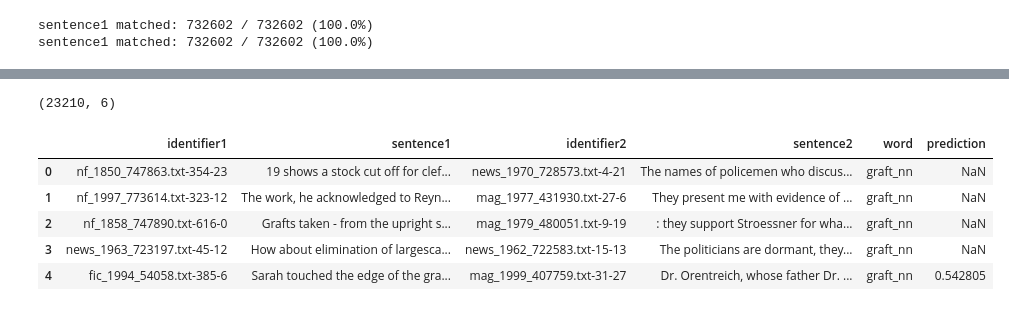
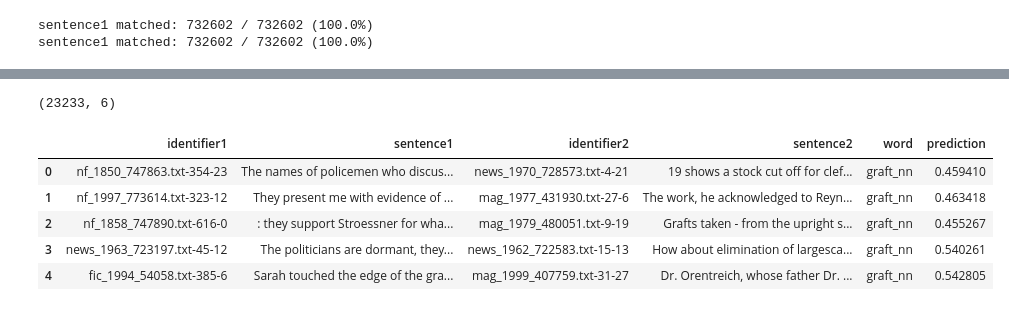
Before and after one commit to fdzr/qualitative-analysis-clusters, a Jupyter notebook: filter_dataset_deepmistake_en_model.ipynb, the cells around one changed output, grey strips where cells are left out. Drawn from its saved outputs; the diff is of its cells as text; code cells hidden in the pictures.

Commit message:
notebook to filter dataset

```diff
--- a/filter_dataset_deepmistake_en_model.ipynb
+++ b/filter_dataset_deepmistake_en_model.ipynb
@@ -273,20 +236,0 @@ print(f"NaN scores: {result_full_dataset['score'].isna().sum()}")
-# %%
-result_full_dataset = pd.merge(
-    result,
-    full_dataset,
-    on=["word", "sentence1", "sentence2"],
-    how="left",
-)
-result_full_dataset = result_full_dataset[
-    [
-        "identifier1",
-        "sentence1",
-        "identifier2",
-        "sentence2",
-        "word",
-        "score",
-        "judgment",
-    ]
-]
-print(result_full_dataset.shape)
-result_full_dataset.head()
@@ -301,18 +237,20 @@ result_full_dataset.head()
 # %%
 result_full_dataset["pair_key"] = result_full_dataset.apply(
     lambda row: tuple(sorted([row["identifier1"], row["identifier2"]])), axis=1
 )
-result_full_dataset = result_full_dataset.drop_duplicates(subset=["word", "sentence1", "sentence2"])
 result_full_dataset = result_full_dataset.drop_duplicates(subset=["pair_key"])
-result_full_dataset.drop(columns=["pair_key", "judgment"], inplace=True)
+result_full_dataset.drop(columns=["pair_key", "judgment", "comment", "round"], inplace=True)
 result_full_dataset.rename(columns={"score": "prediction"}, inplace=True)
+result_full_dataset = result_full_dataset[
+    ["identifier1", "sentence1", "identifier2", "sentence2", "word", "prediction"]
+]
 print(result_full_dataset.shape)
 result_full_dataset.head()
 # %% [output]
-(23210, 6)
+(23233, 6)
 |  | identifier1 | sentence1 | identifier2 | sentence2 | word | prediction |
-| 0 | nf_1850_747863.txt-354-23 | 19 shows a stock cut off for clef... | news_1970_728573.txt-4-21 | The names of policemen who discus... | graft_nn | NaN |
-| 1 | nf_1997_773614.txt-323-12 | The work, he acknowledged to Reyn... | mag_1977_431930.txt-27-6 | They present me with evidence of ... | graft_nn | NaN |
-| 2 | nf_1858_747890.txt-616-0 | Grafts taken - from the upright s... | mag_1979_480051.txt-9-19 | : they support Stroessner for wha... | graft_nn | NaN |
-| 3 | news_1963_723197.txt-45-12 | How about elimination of largesca... | news_1962_722583.txt-15-13 | The politicians are dormant, they... | graft_nn | NaN |
+| 0 | nf_1850_747863.txt-354-23 | The names of policemen who discus... | news_1970_728573.txt-4-21 | 19 shows a stock cut off for clef... | graft_nn | 0.459410 |
+| 1 | nf_1997_773614.txt-323-12 | They present me with evidence of ... | mag_1977_431930.txt-27-6 | The work, he acknowledged to Reyn... | graft_nn | 0.463418 |
+| 2 | nf_1858_747890.txt-616-0 | : they support Stroessner for wha... | mag_1979_480051.txt-9-19 | Grafts taken - from the upright s... | graft_nn | 0.455267 |
+| 3 | news_1963_723197.txt-45-12 | The politicians are dormant, they... | news_1962_722583.txt-15-13 | How about elimination of largesca... | graft_nn | 0.540261 |
 | 4 | fic_1994_54058.txt-385-6 | Sarah touched the edge of the gra... | mag_1999_407759.txt-31-27 | Dr. Orentreich, whose father Dr. ... | graft_nn | 0.542805 |
```
Also changed, not shown: parts of 9 cells of this notebook.
